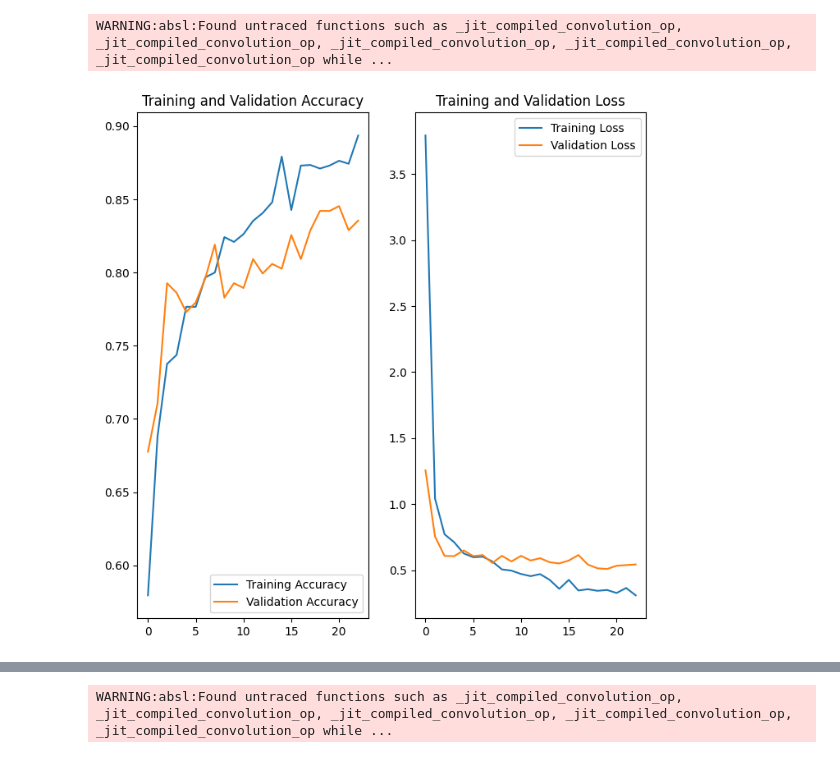
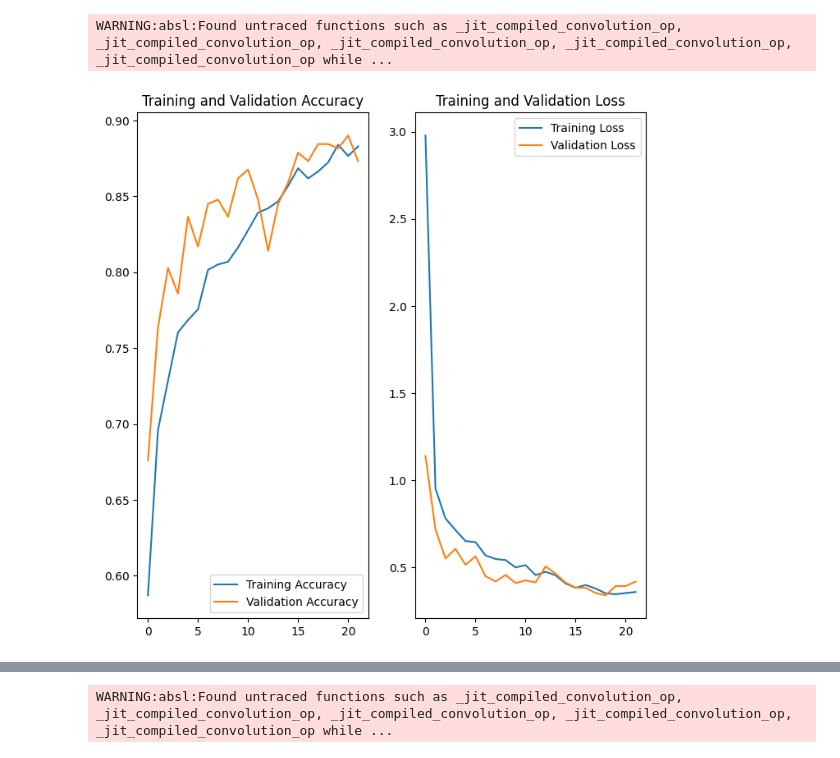
Before and after one commit to XlynumTah/GarbageClassification, a Jupyter notebook: GarbageClassification.ipynb, the cells around one changed output, grey strips where cells are left out. Cells and saved outputs as stored; diff of their text form; code cells hidden in the pictures.

```diff
--- a/GarbageClassification.ipynb
+++ b/GarbageClassification.ipynb
@@ -553,0 +540,2 @@ evaluate_conma(model)
+# %%
+model, callbacks = model_compile(model,"checkpoint_partialaug_T", 30)
@@ -553,0 +560,2 @@ evaluate_conma(model)
+# %%
+model.load_weights("/content/drive/MyDrive/PBL5-Data/training1/checkpoint_aug_dropout_batchnorm_stratify_after_T")
@@ -553,0 +571,8 @@ evaluate_conma(model)
+# %%
+epochs =100
+history = model.fit(
+  train_ds,
+  validation_data=val_ds,
+  epochs=epochs,
+  callbacks = callbacks
+)
@@ -578,6 +679,18 @@ base_model = tf.keras.applications.ResNet50V2(input_shape=(160,160,3),
 # base_model.trainable = False
 for layer in base_model.layers[:-4]:
   layer.trainable = False
+
+# # construct a new network
+# inputs = tf.keras.Input(shape=(160, 160, 3))
+# x = data_augmentation(inputs)
+# x = base_model(x)
+# x = tf.keras.layers.GlobalMaxPool2D()(x)
+# x = tf.keras.layers.Flatten()(x)
+# x = tf.keras.layers.Dense(128, activation='relu')(x)
+# x = tf.keras.layers.Dense(8)(x)
+# x = tf.keras.layers.Dropout(0.5)
+
+# model = tf.keras.Model(inputs, x)
 
 #
 model = Sequential([
@@ -591,5 +704,5 @@ model = Sequential([
     layers.Dense(8)
 ])
 # summary
-model, callbacks = model_compile(model, "checkpoint_ResNet50V2", 15)
+model, callbacks = model_compile(model, "checkpoint_ResNet50V2_after", 15)
 # %% [output]
@@ -642,9 +755,9 @@ model.save("/content/drive/MyDrive/PBL5-Data/training1/base_ResNet50V2")
 # %% [output]
 WARNING:absl:Found untraced functions such as _jit_compiled_convolution_op, _jit_compiled_convolution_op, _jit_compiled_convolution_op, _jit_compiled_convolution_op, _jit_compiled_convolution_op while ...
 # %%
-loss_acc(history, 23)
+loss_acc(history, 22)
 # %% [output]
-[figure, old version]
+[figure, new version]
 # %%
 evaluate_conma(model)
 # %% [output]
```
Also changed, not shown: parts of 52 cells of this notebook.
